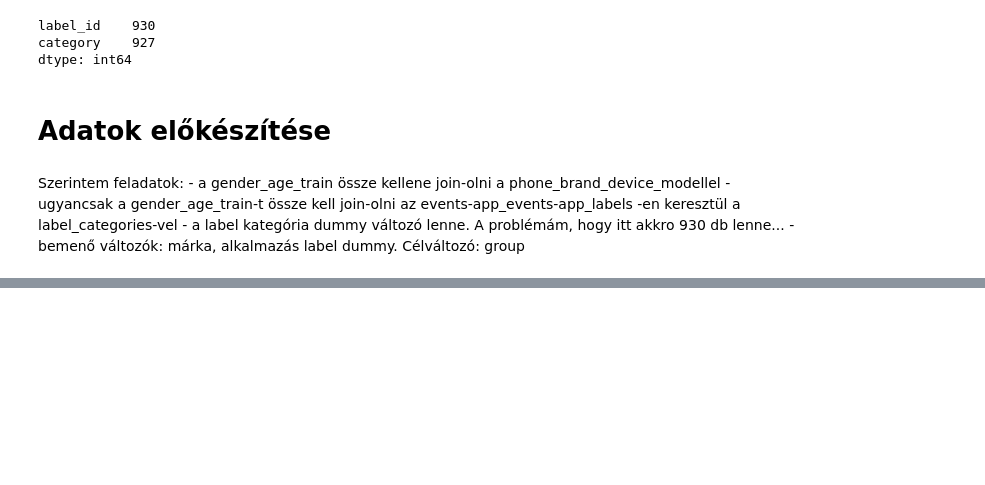
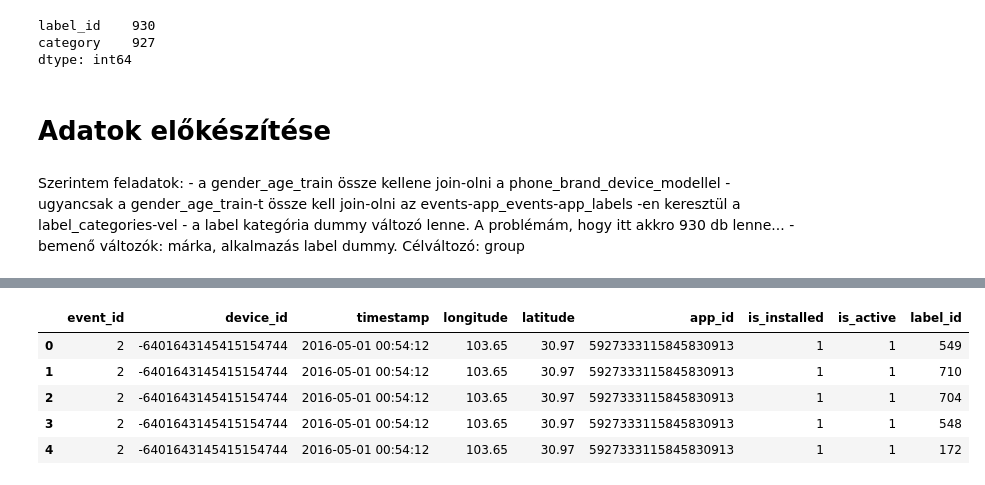
Before and after one commit to aranyhoczki/dskurt_grp1, a Jupyter notebook: talking_data/notebooks/first.ipynb, the cells around one changed output, grey strips where cells are left out. Saved outputs shown, nothing was run; the diff lists cells and outputs as text; code cells hidden in the pictures; blank space fills up the shorter version.

```diff
--- a/talking_data/notebooks/first.ipynb
+++ b/talking_data/notebooks/first.ipynb
@@ -190,0 +239,9 @@ Szerintem feladatok:
+# %%
+df.head()
+# %% [output]
+|  | event_id | device_id | timestamp | longitude | latitude | app_id | is_installed | is_active | label_id |
+| 0 | 2 | -6401643145415154744 | 2016-05-01 00:54:12 | 103.65 | 30.97 | 5927333115845830913 | 1 | 1 | 549 |
+| 1 | 2 | -6401643145415154744 | 2016-05-01 00:54:12 | 103.65 | 30.97 | 5927333115845830913 | 1 | 1 | 710 |
+| 2 | 2 | -6401643145415154744 | 2016-05-01 00:54:12 | 103.65 | 30.97 | 5927333115845830913 | 1 | 1 | 704 |
+| 3 | 2 | -6401643145415154744 | 2016-05-01 00:54:12 | 103.65 | 30.97 | 5927333115845830913 | 1 | 1 | 548 |
+| 4 | 2 | -6401643145415154744 | 2016-05-01 00:54:12 | 103.65 | 30.97 | 5927333115845830913 | 1 | 1 | 172 |
```
Also changed, not shown: parts of 16 cells of this notebook.
